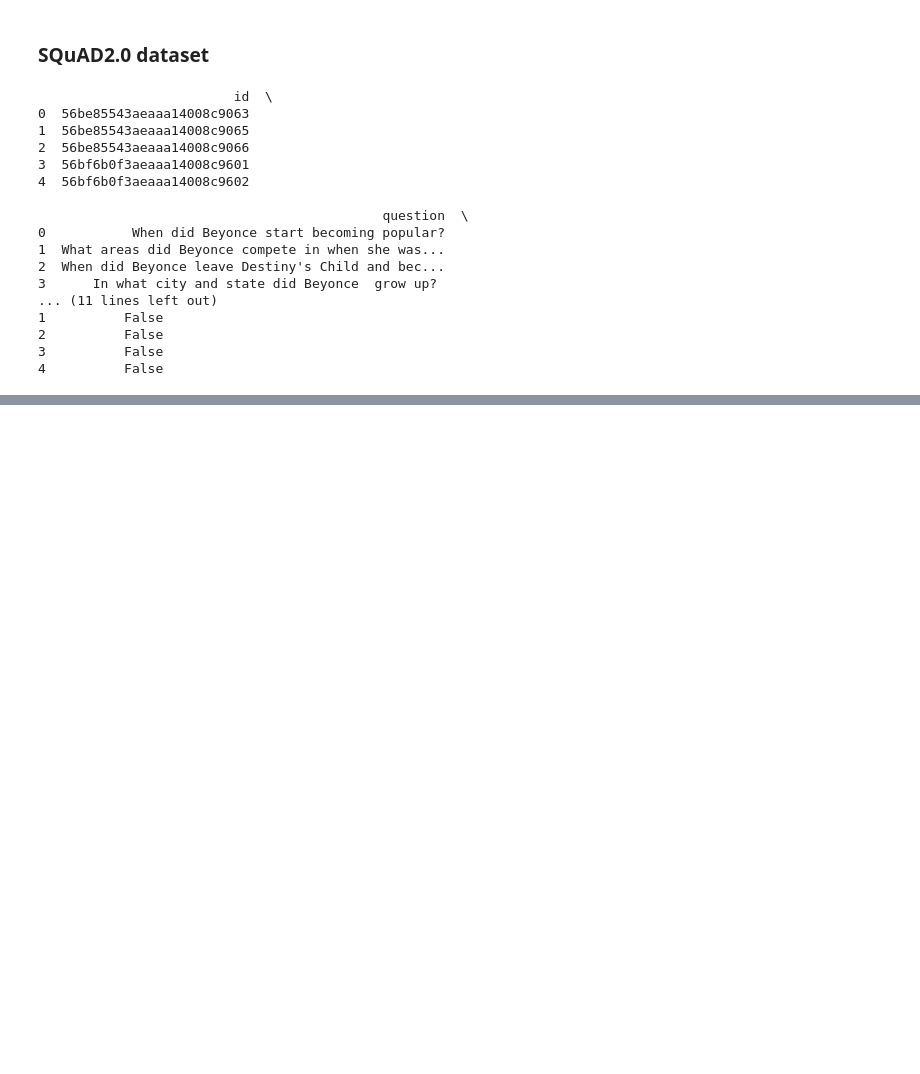
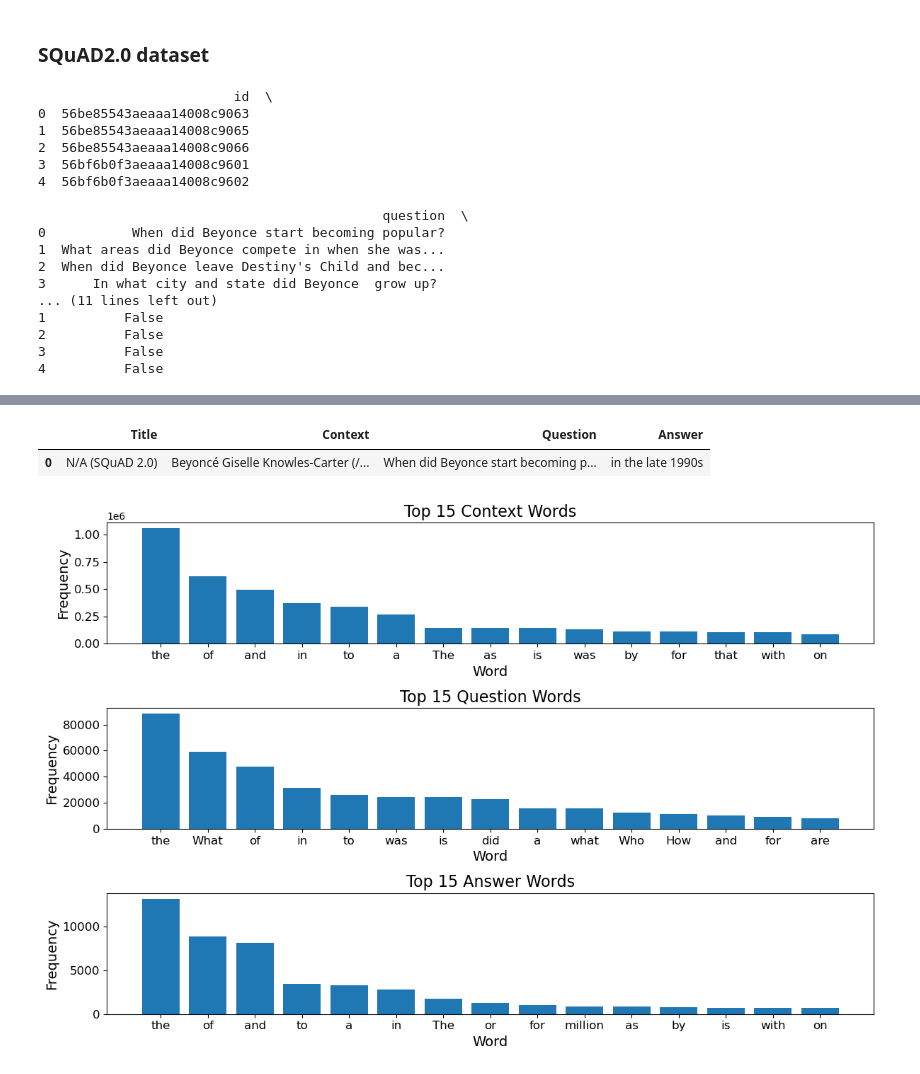
Before and after one commit to christian-hobelsberger/LLMUncertainty, a Jupyter notebook: dataset_analysis.ipynb, the cells around one changed output, grey strips where cells are left out. Saved outputs shown, nothing was run; the diff lists cells and outputs as text; code cells hidden in the pictures; blank space fills up the shorter version.

```diff
--- a/dataset_analysis.ipynb
+++ b/dataset_analysis.ipynb
@@ -149,0 +176,47 @@ Saved dataset summary to tables/SQuAD/squad2_summary_stats.csv
+# %%
+example_table
+# %% [output]
+|  | Title | Context | Question | Answer |
+| 0 | N/A (SQuAD 2.0) | Beyoncé Giselle Knowles-Carter (/... | When did Beyonce start becoming p... | in the late 1990s |
+# %%
+# Concatenate text of all rows in each column
+all_context_text = ' '.join(train_df["context"].tolist())
+all_question_text = ' '.join(train_df["question"].tolist())
+all_answer_text = ' '.join(train_df["answers"].apply(lambda x: ' '.join(x)).tolist())
+
+# Calculate word frequency using Counter
+context_word_freq = Counter(all_context_text.split())
+question_word_freq = Counter(all_question_text.split())
+answer_word_freq = Counter(all_answer_text.split())
+
+# Get the top 15 most frequent words for each column
+top_context_words = dict(context_word_freq.most_common(15))
+top_question_words = dict(question_word_freq.most_common(15))
+top_answer_words = dict(answer_word_freq.most_common(15))
+# %%
+# Plot bar plots
+fig, axs = plt.subplots(3, 1, figsize=(12, 8))
+
+axs[0].bar(top_context_words.keys(), top_context_words.values())
+axs[0].set_title("Top 15 Context Words", fontsize=16)
+axs[0].set_xlabel("Word", fontsize=14)
+axs[0].set_ylabel("Frequency", fontsize=14)
+axs[0].tick_params(axis='both', which='major', labelsize=12)
+
+axs[1].bar(top_question_words.keys(), top_question_words.values())
+axs[1].set_title("Top 15 Question Words", fontsize=16)
+axs[1].set_xlabel("Word", fontsize=14)
+axs[1].set_ylabel("Frequency", fontsize=14)
+axs[1].tick_params(axis='both', which='major', labelsize=12)
+
+axs[2].bar(top_answer_words.keys(), top_answer_words.values())
+axs[2].set_title("Top 15 Answer Words", fontsize=16)
+axs[2].set_xlabel("Word", fontsize=14)
+axs[2].set_ylabel("Frequency", fontsize=14)
+axs[2].tick_params(axis='both', which='major', labelsize=12)
+
+plt.tight_layout()
+plt.savefig("figures/SQuAD/train_word_frequency")
+plt.show()
+# %% [output]
+[figure, added]
```
Also changed, not shown: parts of 4 cells of this notebook, 7 other files.
